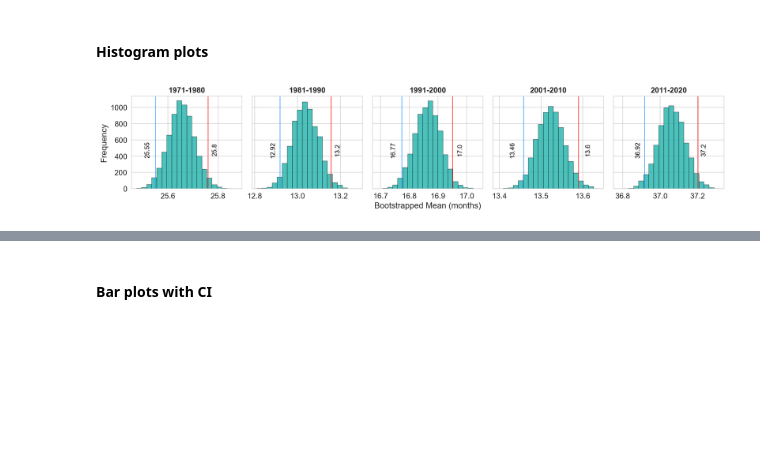
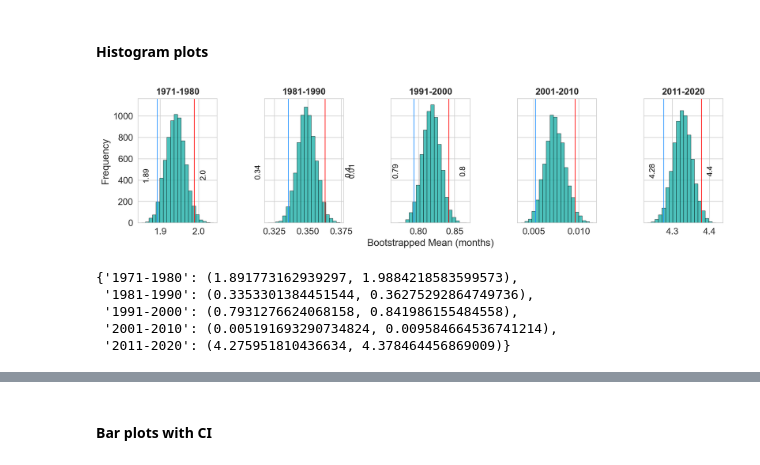
Before and after one commit to klekarkar/mHM_IO_dataprocessing, a Jupyter notebook: SMI_journal_plotting.ipynb, the cells around one changed output, grey strips where cells are left out. Saved outputs shown, nothing was run; the diff lists cells and outputs as text; code cells hidden in the pictures; blank space fills up the shorter version.

```diff
--- a/SMI_journal_plotting.ipynb
+++ b/SMI_journal_plotting.ipynb
@@ -328,7 +337,7 @@ for i, (decade, maps) in enumerate(decadal_durations.items()):
 
     ax.set_title("")
     ax.text(0.12, 0.95, f'{decade}',
-            transform=ax.transAxes, ha='center', fontsize=10, fontweight='bold')
+            transform=ax.transAxes, ha='center', fontsize=12, fontweight='bold')
 
     # Add inset histogram
     inset_ax = inset_axes(
@@ -352,12 +361,12 @@ for i, (decade, maps) in enumerate(decadal_durations.items()):
         inset_ax.axvline(mean_duration, color='red', linestyle='--', linewidth=0.7)
         inset_ax.set_xticks(np.arange(0, 50, 12))
         inset_ax.set_yticks(np.arange(0, 1010, 250))
-        inset_ax.tick_params(axis='x', labelsize=10.5)
-        inset_ax.tick_params(axis='y', labelsize=10.5)
-        inset_ax.set_ylabel('Grid cells', fontsize=10.5)
+        inset_ax.tick_params(axis='x', labelsize=11)
+        inset_ax.tick_params(axis='y', labelsize=11)
+        inset_ax.set_ylabel('Grid cells', fontsize=11)
         inset_ax.set_xlim(0, 52)
         inset_ax.grid(True, alpha=0.3)
-        inset_ax.set_xlabel('Months in drought', fontsize=10.5)
+        inset_ax.set_xlabel('Months in drought', fontsize=11)
 
 # Remove unused subplot
 fig.delaxes(axes[-1])
@@ -366,7 +375,7 @@ fig.delaxes(axes[-1])
 cbar_ax = fig.add_axes([0.69, 0.038, 0.02, 0.454]) #left, bottom, width, height
 
 cbar = fig.colorbar(im, cax=cbar_ax, orientation='vertical')
-cbar.set_label('Cumulative time experiencing drought (months)', fontsize=14)
+cbar.set_label('Cumulative drought months', fontsize=14)
 cbar_ax.tick_params(labelsize=12.5)  # adjust tick label size here
 
 plt.tight_layout()
@@ -376,18 +385,18 @@ plt.show()
 # %% [markdown]
 #### Bootstrapping decadal durations: statistical significance
 # %%
-def create_bootstrap_samples(t_drought, sample_size, n_samples = 1000):
+def create_bootstrap_samples(t_drought, sample_size, n_samples):
     """    Create bootstrap samples from a given dataset.
     Parameters:
     - t_drought: DataFrame containing the drought data.
     - sm_var: The variable to sample from.
     - sample_size: The size of each bootstrap sample.
-    - n_samples: The number of bootstrap samples to create (default is 1000).
+    - n_samples: The number of bootstrap samples to create.
     Returns:
     - A Pandas Series containing the means of the bootstrap samples
 
     """
-    # create a list for sample means
+    # create a list for the means of the bootstrap samples
     sample_means = []
 
     # loop n_samples times
@@ -410,7 +419,7 @@ for decade in decades:
     t_drought=decadal_durations[decade]['D1_to_D4'].to_dataframe().reset_index().drop(columns=['lat', 'lon','time'])
 
     # Create bootstrap samples
-    tmean_decade = create_bootstrap_samples(t_drought['SMI'], len(t_drought), n_samples=7000)
+    tmean_decade = create_bootstrap_samples(t_drought['SMI'], len(t_drought), n_samples=10000)
 
     # Store the bootstrap sample means in the dictionary
     t_mean_decades[decade] = tmean_decade
@@ -428,6 +437,7 @@ axes = axes.flatten()
 fig.subplots_adjust(hspace=0.8, wspace=0.6)
 
 ci_intervals = {}
+mean_durations = {}
 
 # --- common x-limits (optional but recommended) ----------------------------
 # xmin = min(t_mean_decades[d].min() for d in decades)
@@ -437,9 +447,10 @@ xmin, xmax = 12, 40                          # if you want a fixed range
 # --- draw one histogram per decade -----------------------------------------
 for i, decade in enumerate(decades):
     ax         = axes[i]
-    samples    = t_mean_decades[decade]
+    samples    = t_severe_decades[decade]
     ci_low     = samples.quantile(0.025)
     ci_high    = samples.quantile(0.975)
+    mean    = samples.mean()
 
     # histogram
     ax.hist(samples, bins=20, color='lightseagreen',
@@ -449,31 +460,40 @@ for i, decade in enumerate(decades):
     ax.axvline(ci_low,  color='dodgerblue', linewidth=0.9)
     ax.axvline(ci_high, color='red',  linewidth=0.9)
 
     # annotate CI values near the top of the axis
     y_top = ax.get_ylim()[1] * 0.42          # up the y-axis
     ax.text(ci_low-.02,  y_top, f'{ci_low:.2f}',  rotation=90,
             ha='right', va='center', color='k', fontsize=11)
     ax.text(ci_high+.015, y_top, f'{ci_high:.1f}', rotation=90,
             ha='left',  va='center', color='k',  fontsize=11)
 
     # labels & title
     #ax.set_xlim(xmin, xmax)                  # common scale
     if i==2:  # third row only
         ax.set_xlabel('Bootstrapped Mean (months)', fontsize=14)
 
     if i % n_cols == 0:                      # first column only
         ax.set_ylabel('Frequency', fontsize=14)
     ax.set_title(decade, fontsize=13, fontweight='bold')
     ax.tick_params(axis='both', labelsize=13)
 
 
     ci_intervals[decade] = (ci_low, ci_high)
+    mean_durations[decade] = mean
 
 # --- remove any unused subplots --------------------------------------------
 for j in range(n_dec, len(axes)):
     fig.delaxes(axes[j])
 
 plt.tight_layout()
 plt.show()
 # %% [output]
-[figure, old version]
+[figure, new version]
+# %%
+ci_intervals
+# %% [output]
+{'1971-1980': (1.891773162939297, 1.9884218583599573),
+ '1981-1990': (0.3353301384451544, 0.36275292864749736),
+ '1991-2000': (0.7931276624068158, 0.841986155484558),
+ '2001-2010': (0.005191693290734824, 0.009584664536741214),
+ '2011-2020': (4.275951810436634, 4.378464456869009)}
```
Also changed, not shown: parts of 5 cells of this notebook, 14 other files.
